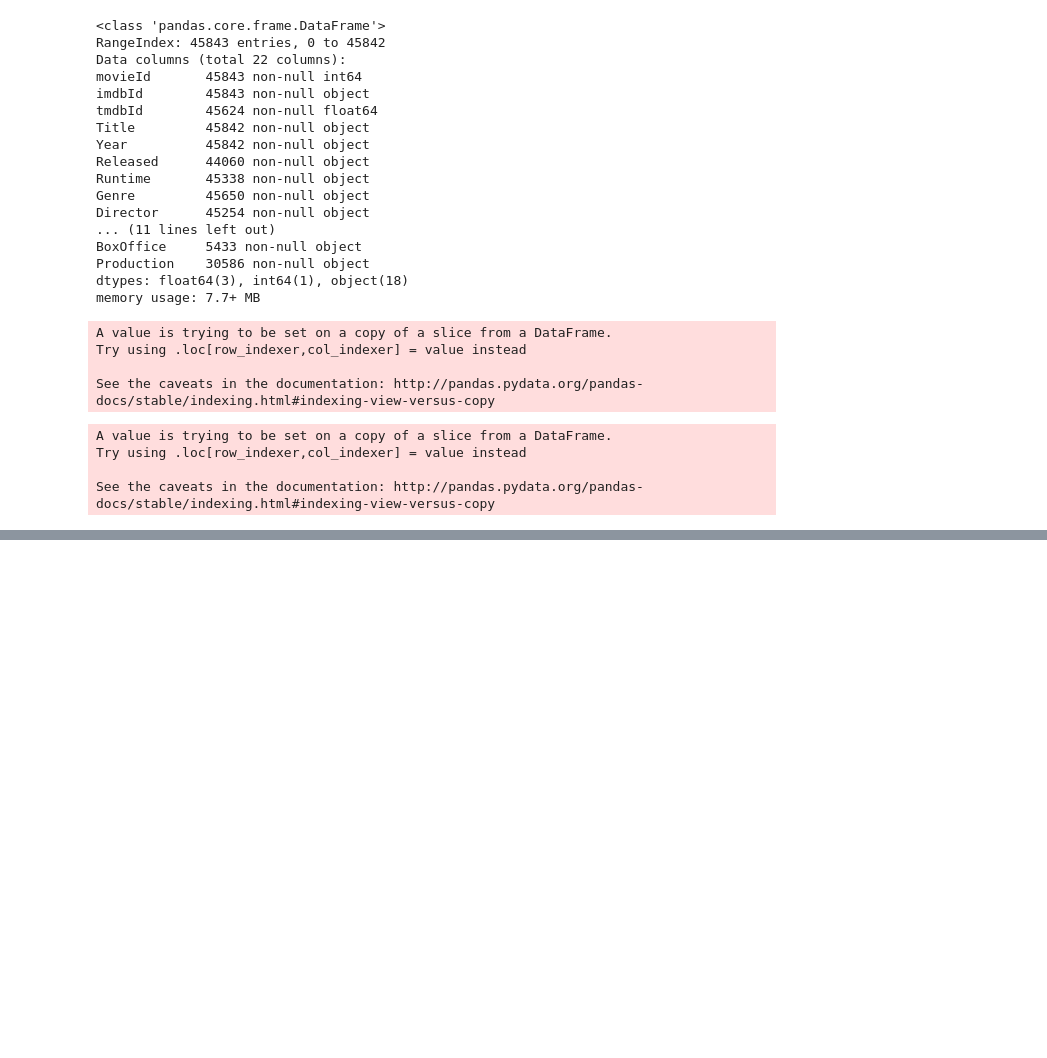
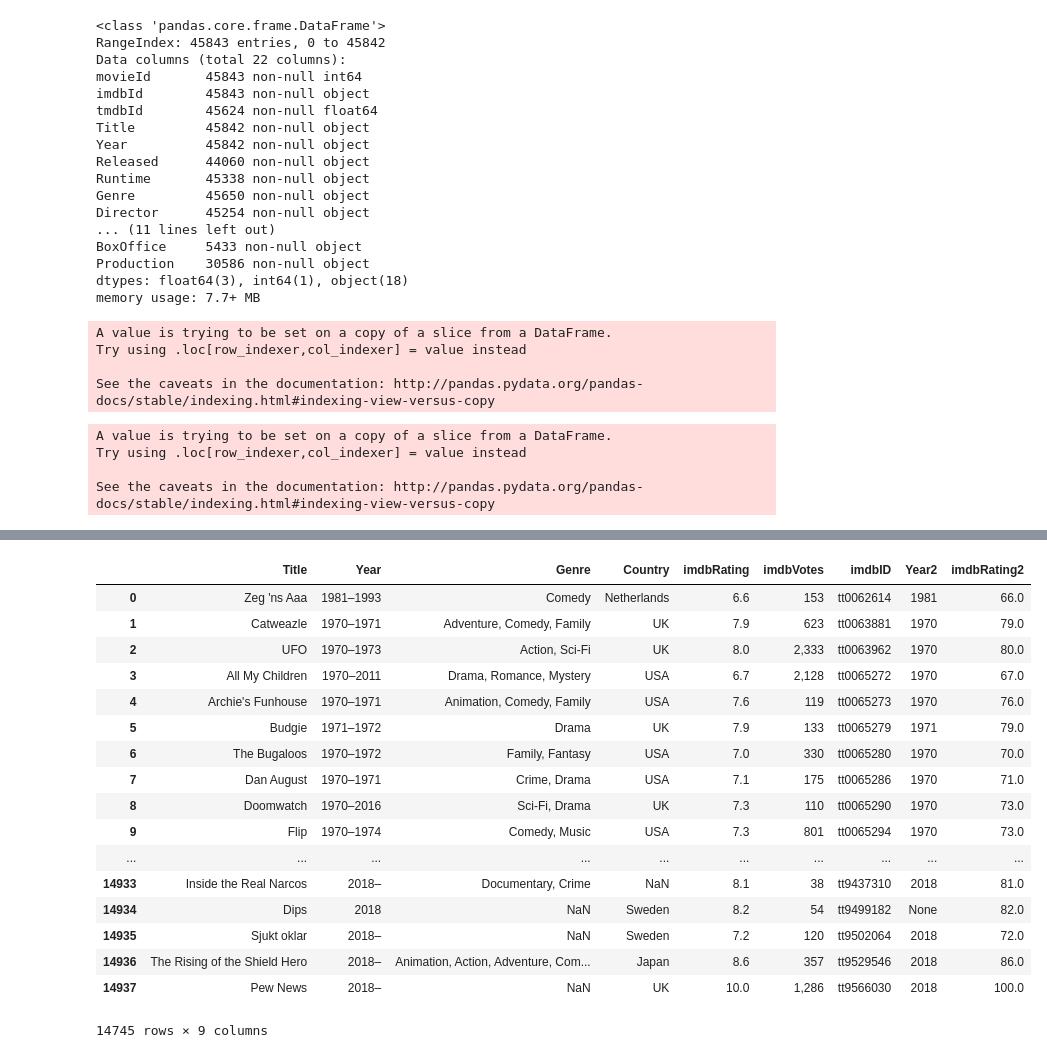
Before and after one commit to bethanylindberg/Have-Streaming-Services-Killed-Cinema, a Jupyter notebook: Data _Cleanup.ipynb, the cells around one changed output, grey strips where cells are left out. Cells and saved outputs as stored; diff of their text form; code cells hidden in the pictures; blank space fills up the shorter version.

```diff
--- a/Data _Cleanup.ipynb
+++ b/Data _Cleanup.ipynb
@@ -120,6 +122,8 @@ def ratings_parse(x):
         return x.split('%')[0]
     elif '/' in x:
         return x.split('/')[0]
+    elif '–' in x:
+        return x.split('–')[0]
     elif x is None:
         return None
 # %%
@@ -157,0 +404,36 @@ mod_omdb_movie_rt_ratings.to_csv('.\\cleaned_data\\omdb_movies_cleaned.csv', enc
+# %%
+tv_df = pd.read_csv('.\\raw_data\\tv2018_raw.csv')
+
+#Retain only needed column for tv analysis
+tv_ratings = tv_df[['Title','Year','Genre','Country' ,'imdbRating','imdbVotes', 'imdbID']]
+
+#Clean Year
+tv_ratings = tv_ratings[tv_ratings["imdbRating"].notnull()]
+tv_ratings["Year2"] = tv_ratings["Year"].apply(ratings_parse)
+
+#Normalize imdb Ratings
+tv_ratings = tv_ratings[tv_ratings["imdbRating"].notnull()]
+tv_ratings["imdbRating2"] = tv_ratings["imdbRating"].multiply(10)
+
+#Save as tv CSV
+tv_ratings.to_csv('.\\cleaned_data\\tv_series_cleaned.csv', encoding="utf-8", index=False)
+tv_ratings
+# %% [output]
+|  | Title | Year | Genre | Country | imdbRating | imdbVotes | imdbID | Year2 | imdbRating2 |
+| 0 | Zeg 'ns Aaa | 1981–1993 | Comedy | Netherlands | 6.6 | 153 | tt0062614 | 1981 | 66.0 |
+| 1 | Catweazle | 1970–1971 | Adventure, Comedy, Family | UK | 7.9 | 623 | tt0063881 | 1970 | 79.0 |
+| 2 | UFO | 1970–1973 | Action, Sci-Fi | UK | 8.0 | 2,333 | tt0063962 | 1970 | 80.0 |
+| 3 | All My Children | 1970–2011 | Drama, Romance, Mystery | USA | 6.7 | 2,128 | tt0065272 | 1970 | 67.0 |
+| 4 | Archie's Funhouse | 1970–1971 | Animation, Comedy, Family | USA | 7.6 | 119 | tt0065273 | 1970 | 76.0 |
+| 5 | Budgie | 1971–1972 | Drama | UK | 7.9 | 133 | tt0065279 | 1971 | 79.0 |
+| 6 | The Bugaloos | 1970–1972 | Family, Fantasy | USA | 7.0 | 330 | tt0065280 | 1970 | 70.0 |
+| 7 | Dan August | 1970–1971 | Crime, Drama | USA | 7.1 | 175 | tt0065286 | 1970 | 71.0 |
+| 8 | Doomwatch | 1970–2016 | Sci-Fi, Drama | UK | 7.3 | 110 | tt0065290 | 1970 | 73.0 |
+| 9 | Flip | 1970–1974 | Comedy, Music | USA | 7.3 | 801 | tt0065294 | 1970 | 73.0 |
+| ... | ... | ... | ... | ... | ... | ... | ... | ... | ... |
+| 14933 | Inside the Real Narcos | 2018– | Documentary, Crime | NaN | 8.1 | 38 | tt9437310 | 2018 | 81.0 |
+| 14934 | Dips | 2018 | NaN | Sweden | 8.2 | 54 | tt9499182 | None | 82.0 |
+| 14935 | Sjukt oklar | 2018– | NaN | Sweden | 7.2 | 120 | tt9502064 | 2018 | 72.0 |
+| 14936 | The Rising of the Shield Hero | 2018– | Animation, Action, Adventure, Com... | Japan | 8.6 | 357 | tt9529546 | 2018 | 86.0 |
+| 14937 | Pew News | 2018– | NaN | UK | 10.0 | 1,286 | tt9566030 | 2018 | 100.0 |
+14745 rows × 9 columns
```
Also changed, not shown: parts of 17 cells of this notebook, 2 other files.
